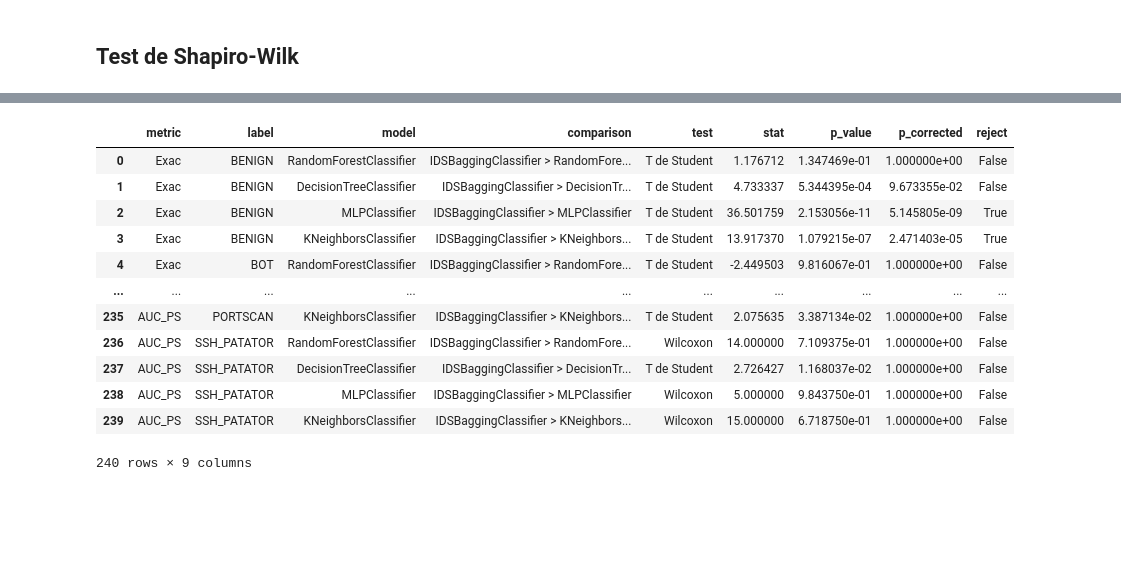
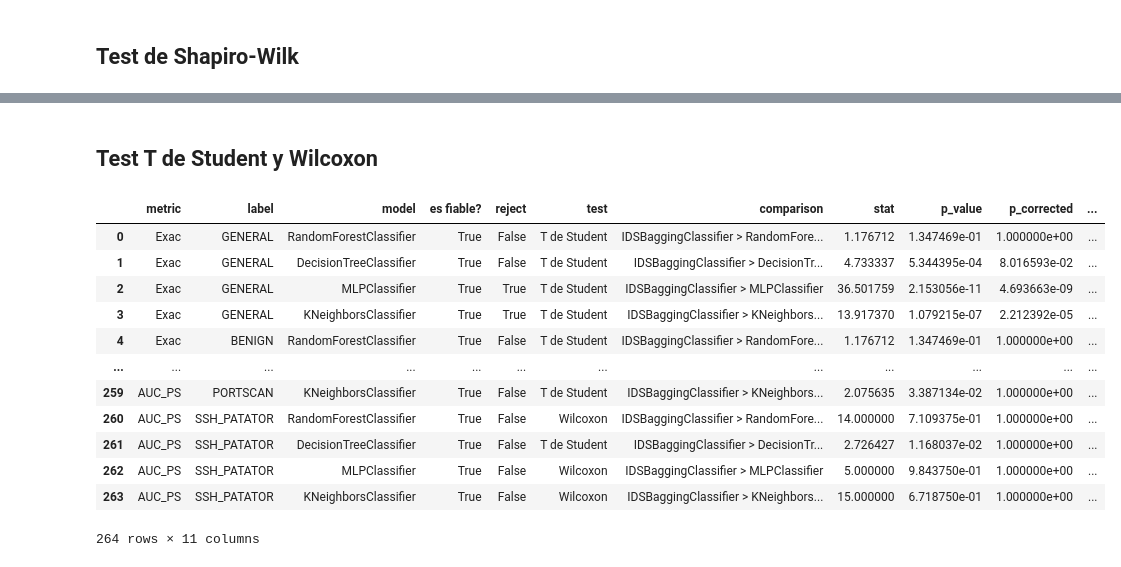
Before and after one commit to alanum9603/IDS_Thesis, a Jupyter notebook: 5_analisis_de_resultados/results_analysis.ipynb, the cells around one changed output, grey strips where cells are left out. Saved outputs shown, nothing was run; the diff lists cells and outputs as text; code cells hidden in the pictures; blank space fills up the shorter version.

```diff
--- a/5_analisis_de_resultados/results_analysis.ipynb
+++ b/5_analisis_de_resultados/results_analysis.ipynb
@@ -46,8 +48,10 @@ print(SEEDS_POR_MODELO)
 
 iter_list   = ['Iteración 1', 'Iteración 2', 'Iteración 3', 'Iteración 4', 'Iteración 5', 'Iteración 6', 'Iteración 7', 'Iteración 8', 'Iteración 9', 'Iteración 10']
 metric_list = ['Exac', 'Prec', 'Sens', 'F1', 'ms', 'AUC_PS']
-label_list  = ['BENIGN', 'BOT', 'DDOS', 'DOS_GOLDENEYE', 'DOS_HULK', 'DOS_SLOWHTTPTEST', 'DOS_SLOWLORIS', 'FTP_PATATOR', 'PORTSCAN', 'SSH_PATATOR']
+label_list  = ['GENERAL', 'BENIGN', 'BOT', 'DDOS', 'DOS_GOLDENEYE', 'DOS_HULK', 'DOS_SLOWHTTPTEST', 'DOS_SLOWLORIS', 'FTP_PATATOR', 'PORTSCAN', 'SSH_PATATOR']
 model_list  = ['RandomForestClassifier', 'DecisionTreeClassifier', 'MLPClassifier', 'KNeighborsClassifier', 'IDSBaggingClassifier']
+list_models = ['RandomForestClassifier', 'DecisionTreeClassifier', 'MLPClassifier', 'KNeighborsClassifier']
+bagging_model_name = 'IDSBaggingClassifier'
 # %% [output]
 [793494059 498241738 377997800 912782427]
 # %%
@@ -149,4 +153,12 @@ with pd.ExcelWriter('output/df_results_ordered_by_model.xlsx', engine='openpyxl'
         (df_results_ordered_by_model['metric'] == metric) &
         (df_results_ordered_by_model['label'] == label)
       ].to_excel(writer, sheet_name=f'{metric}_{label}', index=False)
+# %%
+with pd.ExcelWriter('output/df_results_ordered_by_model_describes.xlsx', engine='openpyxl') as writer:
+  for metric in metric_list :
+    for label in label_list :
+      df_results_ordered_by_model[
+        (df_results_ordered_by_model['metric'] == metric) &
+        (df_results_ordered_by_model['label'] == label)
+      ][model_list].describe().to_excel(writer, sheet_name=f'{metric}_{label}', index=False)
 # %%
@@ -379,4 +377,7 @@ Los resultados de la prueba en AUC_PS, FTP_PATATOR y RandomForestClassifier no s
+# %% [markdown]
+## Test T de Student y Wilcoxon
 # %%
+# Prueba T de Student y Wilcoxon
 """ Test T de Student unilateral """
 # H0 (hipótesis nula): El metamodelo de ensamble Bagging tiene resultados iguales o menores a la instancia evaluada
 # H1 (hipótesis alternativa): El metamodelo de ensamble Bagging tiene mejores resultados que la instancia evaluada
@@ -397,52 +398,66 @@ for metric in metric_list :
     for model in list_models :
       model_mask = mask & (df_results_ordered['model'] == model)
       muestra = df_results_ordered[model_mask][iter_list].iloc[0]
-      test = df_shapiro_wilk[
-        (df_shapiro_wilk['metric'] == metric) &
-        (df_shapiro_wilk['label'] == label) &
-        (df_shapiro_wilk['model'] == model)
+      test = df_shapiro_wilk_diferencias[
+        (df_shapiro_wilk_diferencias['metric'] == metric) &
+        (df_shapiro_wilk_diferencias['label'] == label) &
+        (df_shapiro_wilk_diferencias['model'] == model)
       ]['test'].iloc[0]
       if test == 'T de Student' :
         stat, p_value = stats.ttest_rel(muestra_bagging, muestra, alternative='greater')
         df_prueba_estadistica_diferencias_significativas.loc[len(df_prueba_estadistica_diferencias_significativas)] = [
           metric,
           label,
           model,
           f'{bagging_model_name} > {model}',
           test,
           stat,
           p_value
         ]
       elif test == 'Wilcoxon' :
         stat, p_value = stats.wilcoxon(muestra_bagging, muestra, alternative='greater')
         df_prueba_estadistica_diferencias_significativas.loc[len(df_prueba_estadistica_diferencias_significativas)] = [
           metric,
           label,
           model,
           f'{bagging_model_name} > {model}',
           test,
           stat,
           p_value
         ]
 reject, p_corrected, _, _ = multipletests(
   df_prueba_estadistica_diferencias_significativas['p_value'].to_list(),
   alpha=nivel_significancia_diferencias_significativas,
   method='holm'
 )
+df_prueba_estadistica_diferencias_significativas['es fiable?'] = df_shapiro_wilk_diferencias['es fiable?']
 df_prueba_estadistica_diferencias_significativas['p_corrected'] = p_corrected
 df_prueba_estadistica_diferencias_significativas['reject'] = reject
+
+def interpretar_fila(row):
+    if not row['es fiable?']:
+        return f"No se realizó la prueba para diferencia de medias debido a que las diferencias entre los pares tienen varianza 0."
+    elif not row['reject']:
+        return f"Se realizó la prueba de {row['test']} sobre las diferencias entre los pares del metamodelo de ensamble {'"Bagging"'} y el algoritmo {formatear_nombre_modelo(row['model'])}, obteniéndose un estadístico {formatear_decimal(row['stat'])} y un valor p {formatear_decimal(row['p_corrected'])} mayor al nivel de significancia ({nivel_significancia_diferencias_significativas}), por ello, se rechaza la hipótesis nula y se asume que el metamodelo de ensamble Bagging tiene resultados iguales o peores que el algoritmo {formatear_nombre_modelo(row['model'])}."
+    else:
+        return f"Se realizó la prueba de {row['test']} sobre las diferencias entre los pares del metamodelo de ensamble {'"Bagging"'} y el algoritmo {formatear_nombre_modelo(row['model'])}, obteniéndose un estadístico {formatear_decimal(row['stat'])} y un valor p {formatear_decimal(row['p_corrected'])} menor al nivel de significancia ({nivel_significancia_diferencias_significativas}), por ello, no se rechaza la hipótesis nula y se asume que el metamodelo de ensamble Bagging tiene mejores resultados que el algoritmo {formatear_nombre_modelo(row['model'])}."
+
+df_prueba_estadistica_diferencias_significativas['interpretacion'] = df_prueba_estadistica_diferencias_significativas.apply(interpretar_fila, axis=1)
+
+df_prueba_estadistica_diferencias_significativas = df_prueba_estadistica_diferencias_significativas[['metric', 'label', 'model', 'es fiable?', 'reject', 'test', 'comparison', 'stat', 'p_value', 'p_corrected', 'interpretacion']]
+df_prueba_estadistica_diferencias_significativas.to_excel('output/df_diferencias_significativas.xlsx')
 df_prueba_estadistica_diferencias_significativas
 # %% [output]
-|  | metric | label | model | comparison | test | stat | p_value | p_corrected | reject |
-| 0 | Exac | BENIGN | RandomForestClassifier | IDSBaggingClassifier > RandomFore... | T de Student | 1.176712 | 1.347469e-01 | 1.000000e+00 | False |
-| 1 | Exac | BENIGN | DecisionTreeClassifier | IDSBaggingClassifier > DecisionTr... | T de Student | 4.733337 | 5.344395e-04 | 9.673355e-02 | False |
-| 2 | Exac | BENIGN | MLPClassifier | IDSBaggingClassifier > MLPClassifier | T de Student | 36.501759 | 2.153056e-11 | 5.145805e-09 | True |
-| 3 | Exac | BENIGN | KNeighborsClassifier | IDSBaggingClassifier > KNeighbors... | T de Student | 13.917370 | 1.079215e-07 | 2.471403e-05 | True |
-| 4 | Exac | BOT | RandomForestClassifier | IDSBaggingClassifier > RandomFore... | T de Student | -2.449503 | 9.816067e-01 | 1.000000e+00 | False |
-| ... | ... | ... | ... | ... | ... | ... | ... | ... | ... |
-| 235 | AUC_PS | PORTSCAN | KNeighborsClassifier | IDSBaggingClassifier > KNeighbors... | T de Student | 2.075635 | 3.387134e-02 | 1.000000e+00 | False |
-| 236 | AUC_PS | SSH_PATATOR | RandomForestClassifier | IDSBaggingClassifier > RandomFore... | Wilcoxon | 14.000000 | 7.109375e-01 | 1.000000e+00 | False |
-| 237 | AUC_PS | SSH_PATATOR | DecisionTreeClassifier | IDSBaggingClassifier > DecisionTr... | T de Student | 2.726427 | 1.168037e-02 | 1.000000e+00 | False |
-| 238 | AUC_PS | SSH_PATATOR | MLPClassifier | IDSBaggingClassifier > MLPClassifier | Wilcoxon | 5.000000 | 9.843750e-01 | 1.000000e+00 | False |
-| 239 | AUC_PS | SSH_PATATOR | KNeighborsClassifier | IDSBaggingClassifier > KNeighbors... | Wilcoxon | 15.000000 | 6.718750e-01 | 1.000000e+00 | False |
+|  | metric | label | model | es fiable? | reject | test | comparison | stat | p_value | p_corrected | ... |
+| 0 | Exac | GENERAL | RandomForestClassifier | True | False | T de Student | IDSBaggingClassifier > RandomFore... | 1.176712 | 1.347469e-01 | 1.000000e+00 | ... |
+| 1 | Exac | GENERAL | DecisionTreeClassifier | True | False | T de Student | IDSBaggingClassifier > DecisionTr... | 4.733337 | 5.344395e-04 | 8.016593e-02 | ... |
+| 2 | Exac | GENERAL | MLPClassifier | True | True | T de Student | IDSBaggingClassifier > MLPClassifier | 36.501759 | 2.153056e-11 | 4.693663e-09 | ... |
+| 3 | Exac | GENERAL | KNeighborsClassifier | True | True | T de Student | IDSBaggingClassifier > KNeighbors... | 13.917370 | 1.079215e-07 | 2.212392e-05 | ... |
+| 4 | Exac | BENIGN | RandomForestClassifier | True | False | T de Student | IDSBaggingClassifier > RandomFore... | 1.176712 | 1.347469e-01 | 1.000000e+00 | ... |
+| ... | ... | ... | ... | ... | ... | ... | ... | ... | ... | ... | ... |
+| 259 | AUC_PS | PORTSCAN | KNeighborsClassifier | True | False | T de Student | IDSBaggingClassifier > KNeighbors... | 2.075635 | 3.387134e-02 | 1.000000e+00 | ... |
+| 260 | AUC_PS | SSH_PATATOR | RandomForestClassifier | True | False | Wilcoxon | IDSBaggingClassifier > RandomFore... | 14.000000 | 7.109375e-01 | 1.000000e+00 | ... |
+| 261 | AUC_PS | SSH_PATATOR | DecisionTreeClassifier | True | False | T de Student | IDSBaggingClassifier > DecisionTr... | 2.726427 | 1.168037e-02 | 1.000000e+00 | ... |
+| 262 | AUC_PS | SSH_PATATOR | MLPClassifier | True | False | Wilcoxon | IDSBaggingClassifier > MLPClassifier | 5.000000 | 9.843750e-01 | 1.000000e+00 | ... |
+| 263 | AUC_PS | SSH_PATATOR | KNeighborsClassifier | True | False | Wilcoxon | IDSBaggingClassifier > KNeighbors... | 15.000000 | 6.718750e-01 | 1.000000e+00 | ... |
-240 rows × 9 columns
+264 rows × 11 columns
```
Also changed, not shown: parts of 17 cells of this notebook, 12 other files.
